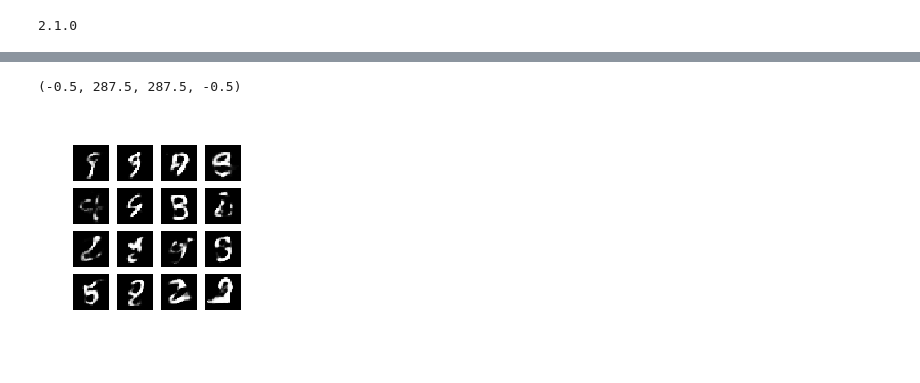
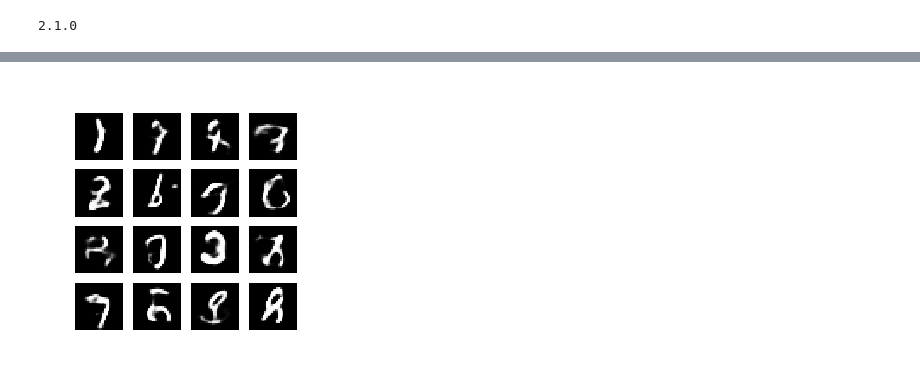
Before and after one commit to adammoss/MLiS2, a Jupyter notebook: examples/unsupervised/vae.ipynb, the cells around one changed output, grey strips where cells are left out. Cells and saved outputs as stored; diff of their text form; code cells hidden in the pictures.

```diff
--- a/examples/unsupervised/vae.ipynb
+++ b/examples/unsupervised/vae.ipynb
@@ -243,12 +248,10 @@ Epoch: 100, Test set ELBO: -83.6421890258789, time elapse for current epoch 1.11
 # %%
 def display_image(epoch_no):
   return PIL.Image.open('image_at_epoch_{:04d}.png'.format(epoch_no))
-# %%
-plt.imshow(display_image(epochs))
-plt.axis('off')# Display images
-# %% [output]
-(-0.5, 287.5, 287.5, -0.5)
-[figure, removed]
+# %%
+display_image(epochs)
+# %% [output]
+[figure, added]
 # %%
 anim_file = 'cvae.gif'
 
```
Also changed, not shown: parts of 4 cells of this notebook.
